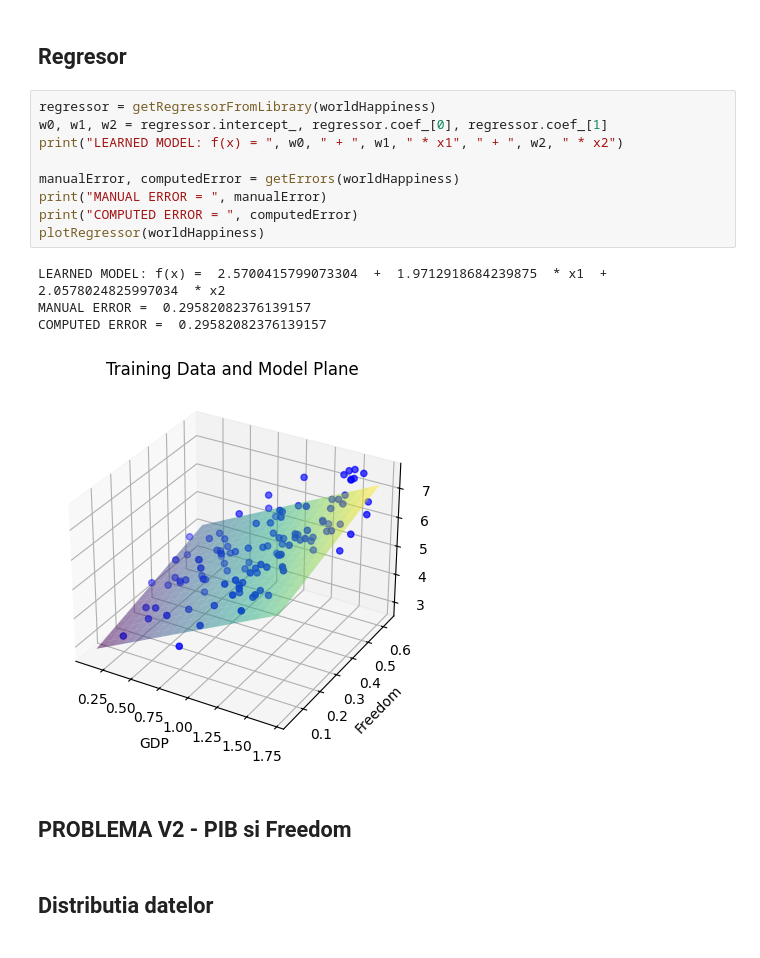
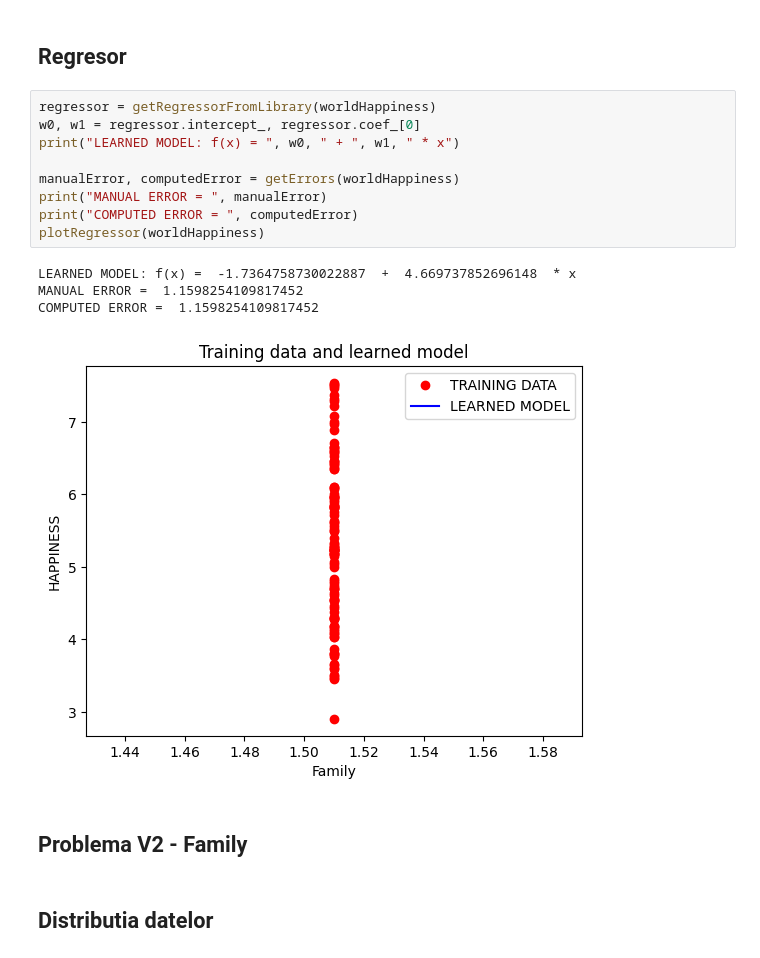
Before and after one commit to karinakentsch19/Laboratoare-AI, a Jupyter notebook: Lab5 - Rezolvarea unor probleme de regresie prin metode de învățare automată/Problema b.ipynb, the cells around one changed output. Saved outputs shown, nothing was run; the diff lists cells and outputs as text.

```diff
--- a/Lab5 - Rezolvarea unor probleme de regresie prin metode de învățare automată/Problema b.ipynb
+++ b/Lab5 - Rezolvarea unor probleme de regresie prin metode de învățare automată/Problema b.ipynb
@@ -156,20 +129,20 @@ plotTrainingAndValidationSets(worldHappiness)
 <h2>Regresor</h2>
 # %%
 regressor = getRegressorFromLibrary(worldHappiness)
-w0, w1, w2 = regressor.intercept_, regressor.coef_[0], regressor.coef_[1]
-print("LEARNED MODEL: f(x) = ", w0, " + ", w1, " * x1", " + ", w2, " * x2")
+w0, w1 = regressor.intercept_, regressor.coef_[0]
+print("LEARNED MODEL: f(x) = ", w0, " + ", w1, " * x")
 
 manualError, computedError = getErrors(worldHappiness)
 print("MANUAL ERROR = ", manualError)
 print("COMPUTED ERROR = ", computedError)
 plotRegressor(worldHappiness)
 # %% [output]
-LEARNED MODEL: f(x) =  2.5700415799073304  +  1.9712918684239875  * x1  +  2.0578024825997034  * x2
-MANUAL ERROR =  0.29582082376139157
-COMPUTED ERROR =  0.29582082376139157
+LEARNED MODEL: f(x) =  -1.7364758730022887  +  4.669737852696148  * x
+MANUAL ERROR =  1.1598254109817452
+COMPUTED ERROR =  1.1598254109817452
-[figure, old version]
+[figure, new version]
-# %% [markdown]
-## PROBLEMA V2 - PIB si Freedom
+# %% [markdown]
+## Problema V2 - Family
 # %% [markdown]
 <h2>Distributia datelor</h2>
 # %%
```
Also changed, not shown: parts of 16 cells of this notebook.
